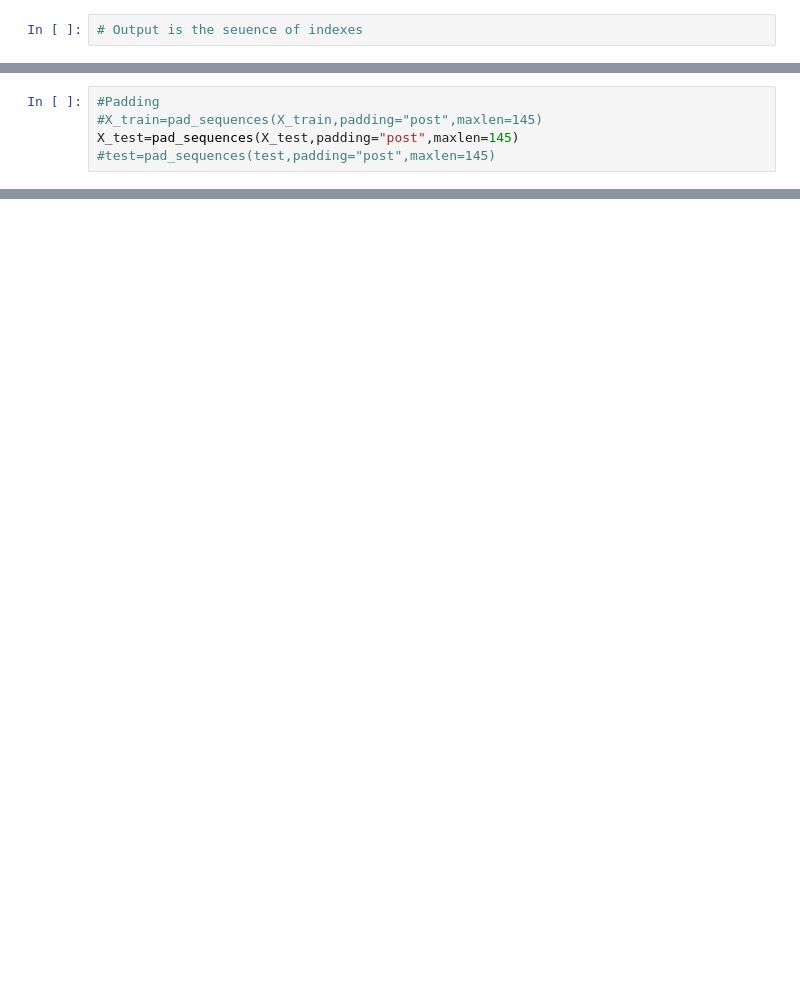
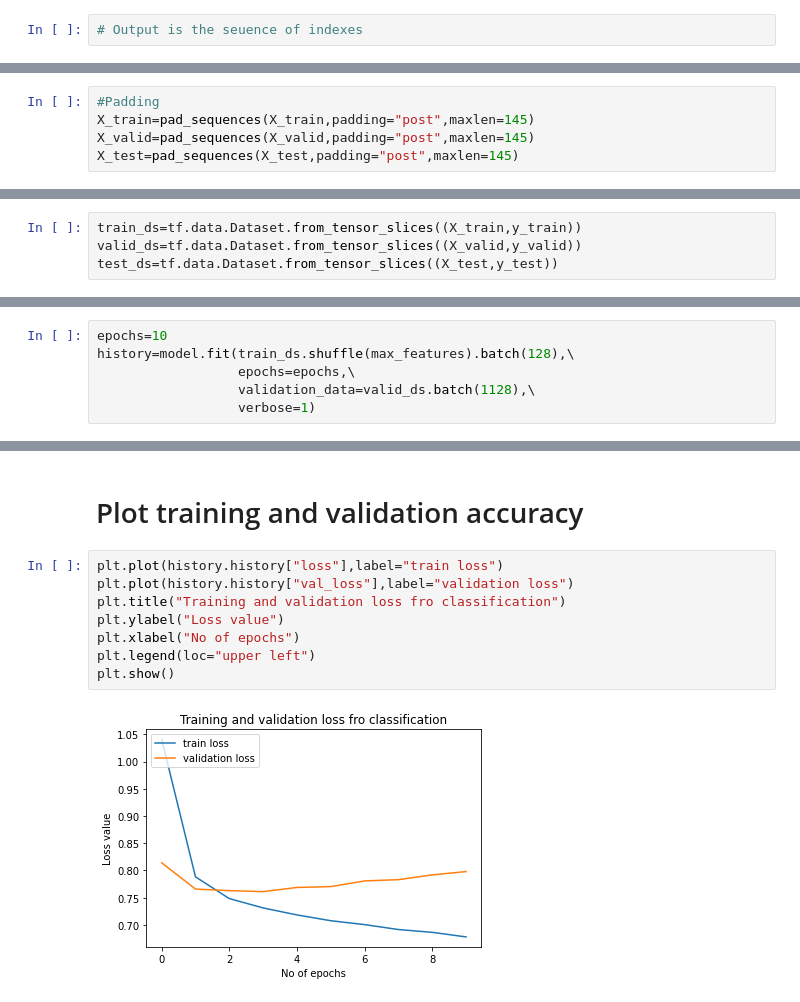
Before and after one commit to bonfaceonyango/CNN-NLP_Twitter_sentiments_analysis, a Jupyter notebook: CNN-NLP.ipynb, the cells around one changed output, grey strips where cells are left out. Drawn from its saved outputs; the diff is of its cells as text; blank space fills up the shorter version.

```diff
--- a/CNN-NLP.ipynb
+++ b/CNN-NLP.ipynb
@@ -242,5 +280,5 @@ X_train[0]
 # %%
 #Padding
-#X_train=pad_sequences(X_train,padding="post",maxlen=145)
+X_train=pad_sequences(X_train,padding="post",maxlen=145)
+X_valid=pad_sequences(X_valid,padding="post",maxlen=145)
 X_test=pad_sequences(X_test,padding="post",maxlen=145)
-#test=pad_sequences(test,padding="post",maxlen=145)
@@ -266,0 +305,4 @@ array([[0., 1., 0.],
+# %%
+train_ds=tf.data.Dataset.from_tensor_slices((X_train,y_train))
+valid_ds=tf.data.Dataset.from_tensor_slices((X_valid,y_valid))
+test_ds=tf.data.Dataset.from_tensor_slices((X_test,y_test))
@@ -266,0 +374,6 @@ array([[0., 1., 0.],
+# %%
+epochs=10
+history=model.fit(train_ds.shuffle(max_features).batch(128),\
+                  epochs=epochs,\
+                  validation_data=valid_ds.batch(1128),\
+                  verbose=1)
@@ -266,0 +406,12 @@ array([[0., 1., 0.],
+# %% [markdown]
+# Plot training and validation accuracy
+# %%
+plt.plot(history.history["loss"],label="train loss")
+plt.plot(history.history["val_loss"],label="validation loss")
+plt.title("Training and validation loss fro classification")
+plt.ylabel("Loss value")
+plt.xlabel("No of epochs")
+plt.legend(loc="upper left")
+plt.show()
+# %% [output]
+[figure, added]
```
Also changed, not shown: parts of 31 cells of this notebook.
